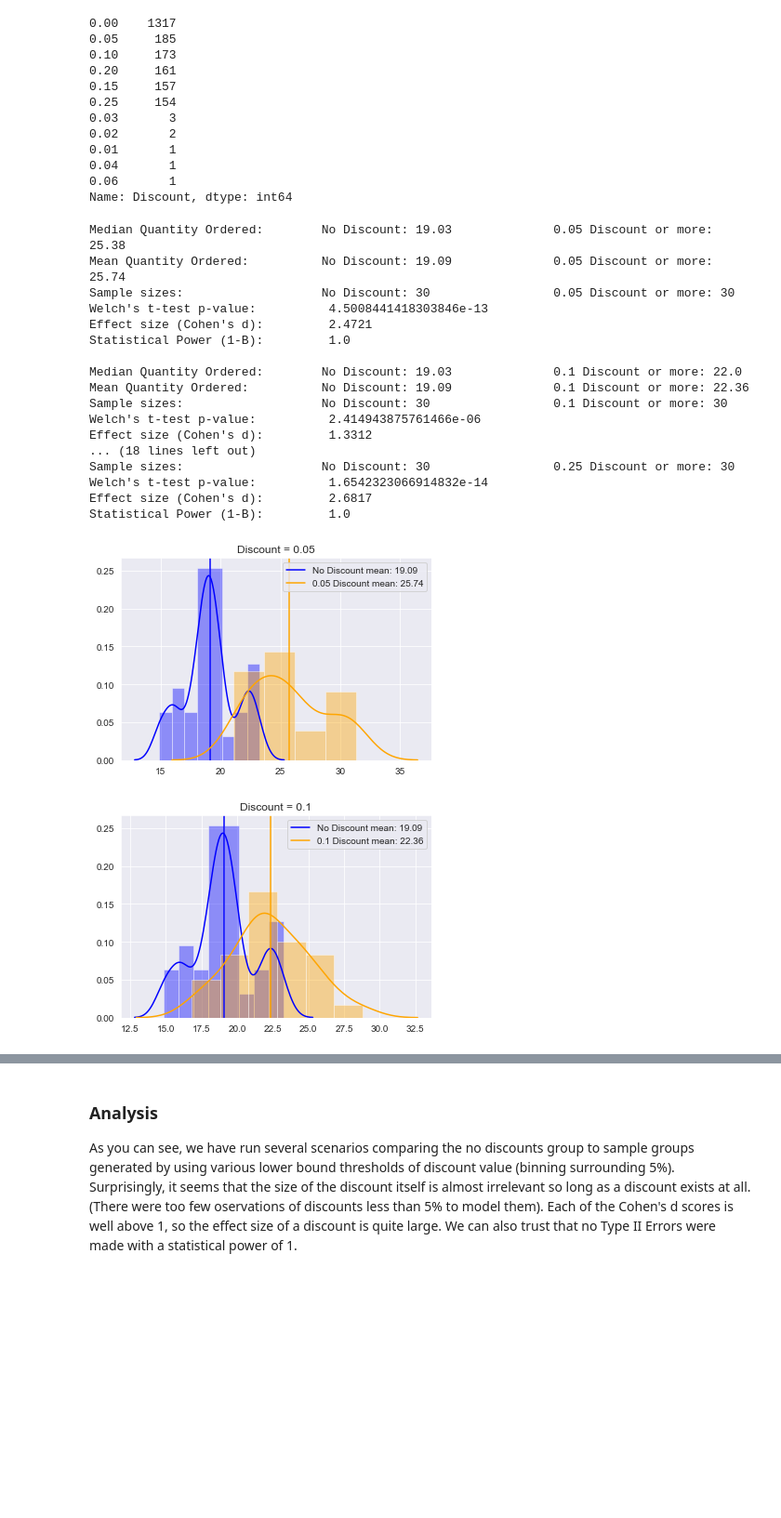
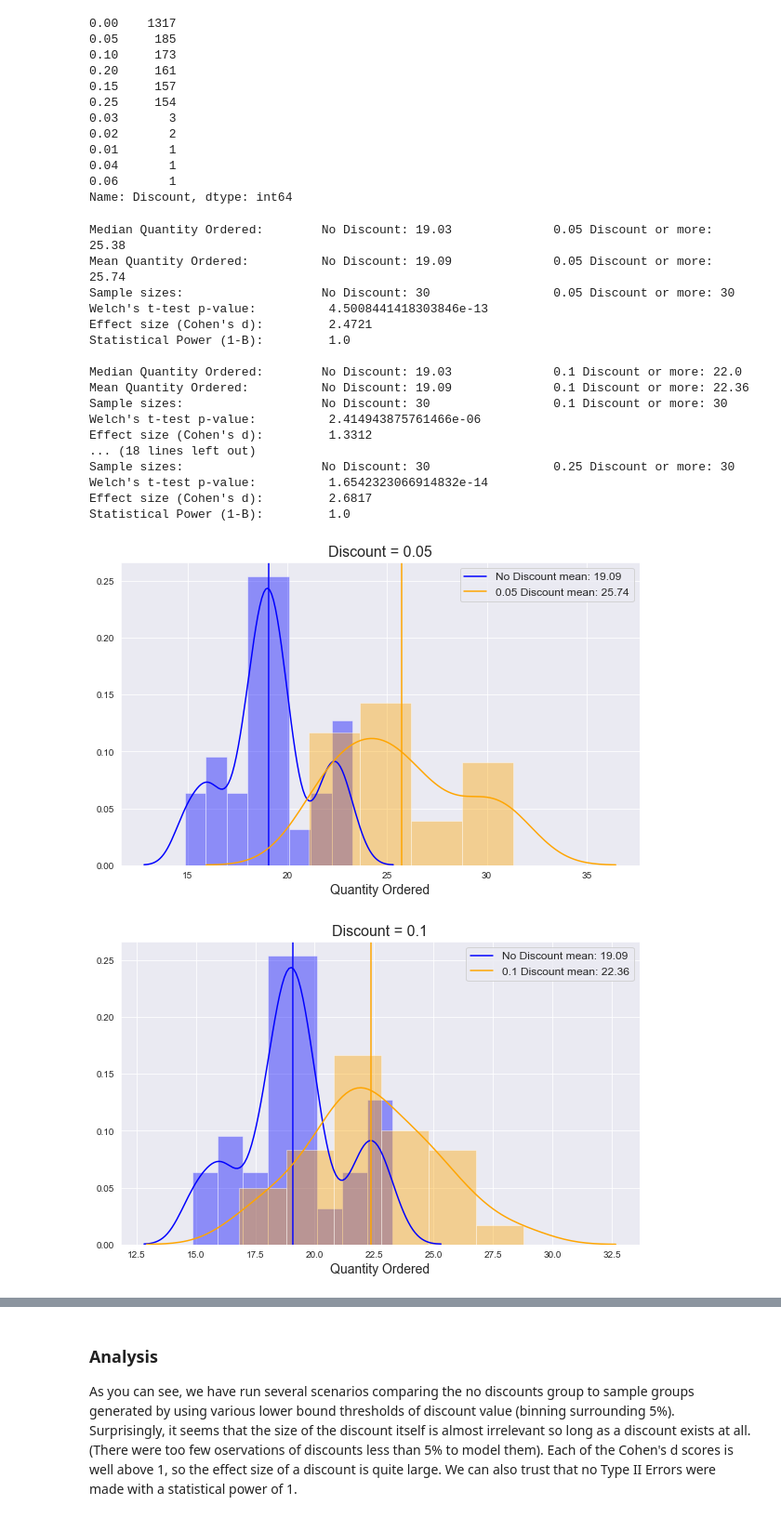
Before and after one commit to magnawhale/dsc-mod-3-project-online-ds-ft-051319, a Jupyter notebook: question_01.ipynb, the cells around one changed output, grey strips where cells are left out. Shown at 93% size. Drawn from its saved outputs; the diff is of its cells as text; code cells hidden in the pictures; blank space fills up the shorter version.

```diff
--- a/question_01.ipynb
+++ b/question_01.ipynb
@@ -250,35 +253,36 @@ for percent in [0.05, 0.10, 0.15, 0.20, 0.25]:
                             & (orderdetail_df.Quantity<=70), ['Quantity']].Quantity
     b2 = create_sample_distribution(list(b1.values), 30, 30)
     print(f"Median Quantity Ordered: \tNo Discount: {round(np.median(a2),2)} \t\t{percent} Discount or more: {round(np.median(b2),2)}")
     print(f"Mean Quantity Ordered: \t\tNo Discount: {round(np.mean(a2),2)} \t\t{percent} Discount or more: {round(np.mean(b2),2)}")
     print(f'Sample sizes: \t\t\tNo Discount: {len(a2)} \t\t{percent} Discount or more: {len(b2)}')
     print("Welch's t-test p-value:\t\t", p_value(a2, b2))
     print("Effect size (Cohen's d):\t", round(Cohen_d(a2,b2),4))
     print("Statistical Power (1-B):\t", power_analysis.solve_power(effect_size=Cohen_d(a2,b2), nobs1=len(a2), alpha=.05),"\n")
-    plt.figure()
+    plt.figure(figsize=(10,6))
     sns.distplot(a2, color='blue')
     plt.axvline(round(np.mean(a2),2), label=f'No Discount mean: {round(np.mean(a2),2)}', color='blue')
     sns.distplot(b2, color='orange')
     plt.axvline(round(np.mean(b2),2), label=f'{percent} Discount mean: {round(np.mean(b2),2)}', color='orange')
-    plt.legend()
-    plt.title(f'Discount = {percent}');
+    plt.legend(fontsize=12)
+    plt.xlabel('Quantity Ordered', fontsize=14)
+    plt.title(f'Discount = {percent}', fontsize=16);
 # %% [output]
 Median Quantity Ordered:        No Discount: 19.03              0.05 Discount or more: 25.38
 Mean Quantity Ordered:          No Discount: 19.09              0.05 Discount or more: 25.74
 Sample sizes:                   No Discount: 30                 0.05 Discount or more: 30
 Welch's t-test p-value:          4.5008441418303846e-13
 Effect size (Cohen's d):         2.4721
 Statistical Power (1-B):         1.0
 
 Median Quantity Ordered:        No Discount: 19.03              0.1 Discount or more: 22.0
 Mean Quantity Ordered:          No Discount: 19.09              0.1 Discount or more: 22.36
 Sample sizes:                   No Discount: 30                 0.1 Discount or more: 30
 Welch's t-test p-value:          2.414943875761466e-06
 Effect size (Cohen's d):         1.3312
 ... (18 lines left out)
 Sample sizes:                   No Discount: 30                 0.25 Discount or more: 30
 Welch's t-test p-value:          1.6542323066914832e-14
 Effect size (Cohen's d):         2.6817
 Statistical Power (1-B):         1.0
-[figure, old version]
+[figure, new version]
-[figure, old version]
+[figure, new version]
```
Also changed, not shown: parts of 2 cells of this notebook, 5 other files.
